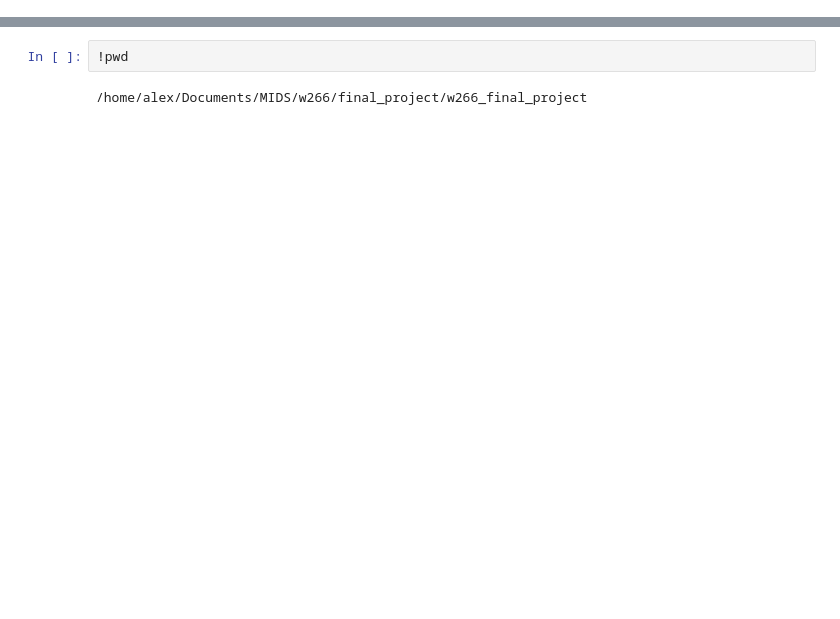
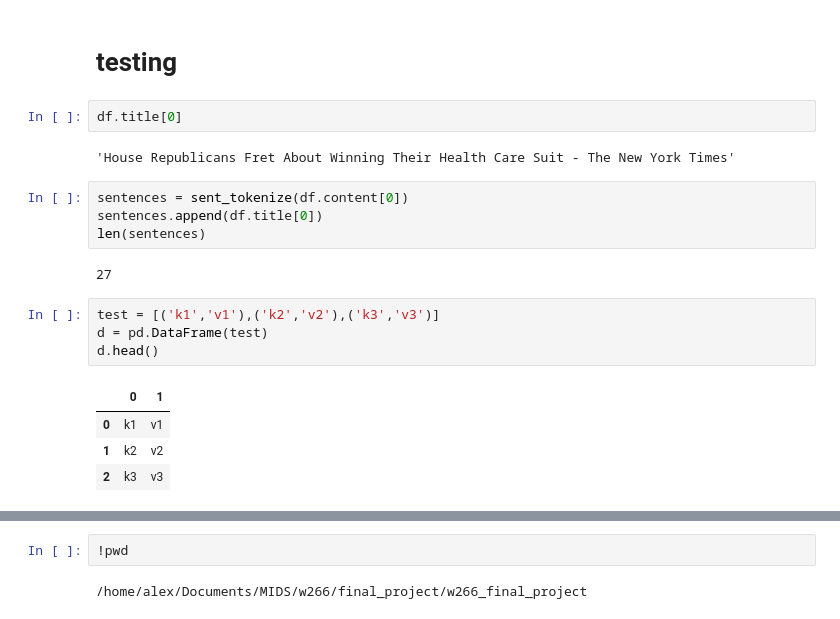
Before and after one commit to alexdauenhauer/Political-Bias-Detection, a Jupyter notebook: all-the-news.ipynb, the cells around one changed output, grey strips where cells are left out. Drawn from its saved outputs; the diff is of its cells as text; blank space fills up the shorter version.

```diff
--- a/all-the-news.ipynb
+++ b/all-the-news.ipynb
@@ -11,0 +179,21 @@ True
+# %% [markdown]
+# testing
+# %%
+df.title[0]
+# %% [output]
+'House Republicans Fret About Winning Their Health Care Suit - The New York Times'
+# %%
+sentences = sent_tokenize(df.content[0])
+sentences.append(df.title[0])
+len(sentences)
+# %% [output]
+27
+# %%
+test = [('k1','v1'),('k2','v2'),('k3','v3')]
+d = pd.DataFrame(test)
+d.head()
+# %% [output]
+|  | 0 | 1 |
+| 0 | k1 | v1 |
+| 1 | k2 | v2 |
+| 2 | k3 | v3 |
```
Also changed, not shown: parts of 48 cells of this notebook, 1 other file.
